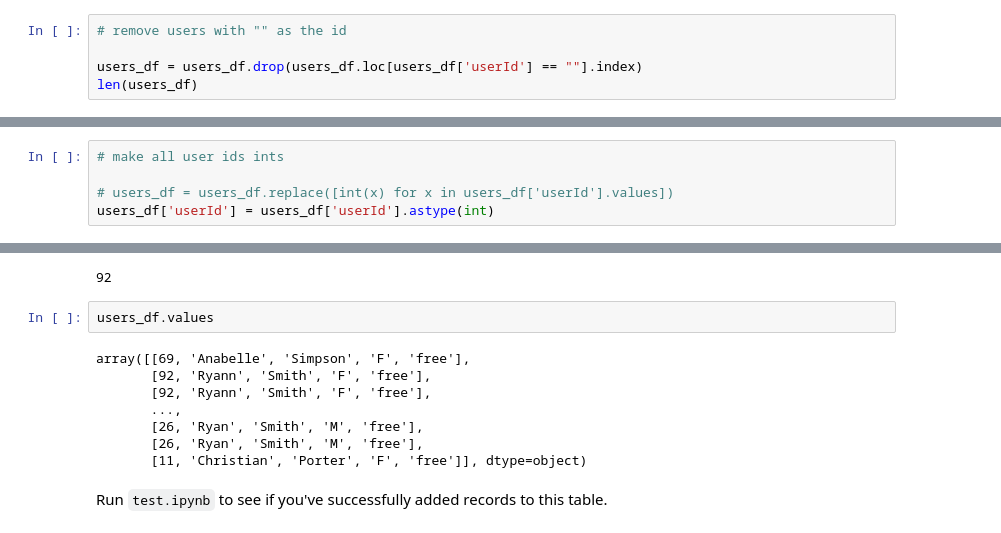
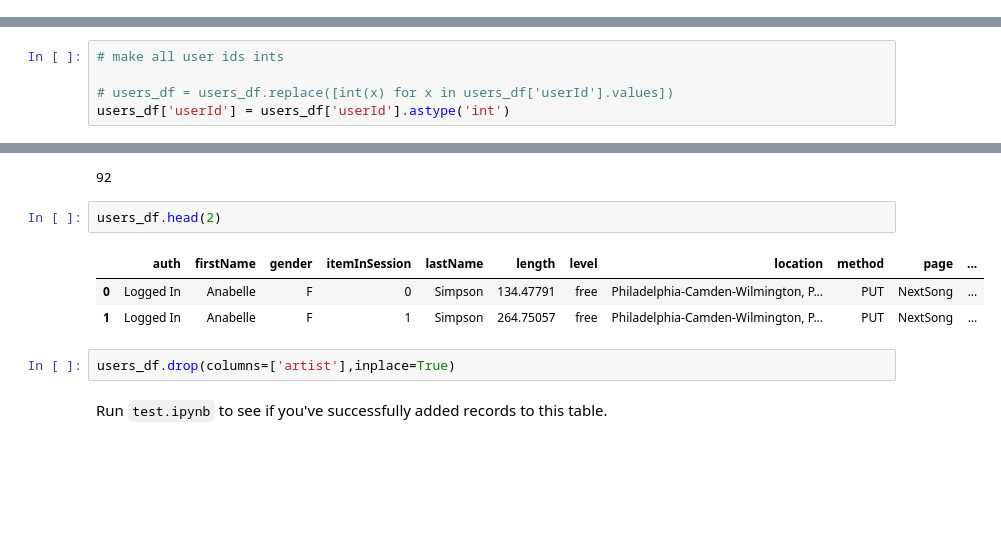
Before and after one commit to pseudogram/udacity-data-modeling-postgres, a Jupyter notebook: etl.ipynb, the cells around one changed output, grey strips where cells are left out. Drawn from its saved outputs; the diff is of its cells as text; blank space fills up the shorter version.

```diff
--- a/etl.ipynb
+++ b/etl.ipynb
@@ -432,8 +362,3 @@ users_df = df.loc[df['page'] == 'NextSong']
 len(users_df)
 # %% [output]
 6820
-# %%
-# remove users with "" as the id
-
-users_df = users_df.drop(users_df.loc[users_df['userId'] == ""].index)
-len(users_df)
@@ -445,4 +372,4 @@ artistId
 # make all user ids ints
 
 # users_df = users_df.replace([int(x) for x in users_df['userId'].values])
-users_df['userId'] = users_df['userId'].astype(int)
+users_df['userId'] = users_df['userId'].astype('int')
@@ -553,16 +474,14 @@ for i in tqdm(range(len(users_df))):
 print(count)
 # %% [output]
 92
-# %%
-users_df.values
-# %% [output]
-array([[69, 'Anabelle', 'Simpson', 'F', 'free'],
-       [92, 'Ryann', 'Smith', 'F', 'free'],
-       [92, 'Ryann', 'Smith', 'F', 'free'],
-       ...,
-       [26, 'Ryan', 'Smith', 'M', 'free'],
-       [26, 'Ryan', 'Smith', 'M', 'free'],
-       [11, 'Christian', 'Porter', 'F', 'free']], dtype=object)
+# %%
+users_df.head(2)
+# %% [output]
+|  | auth | firstName | gender | itemInSession | lastName | length | level | location | method | page | ... |
+| 0 | Logged In | Anabelle | F | 0 | Simpson | 134.47791 | free | Philadelphia-Camden-Wilmington, P... | PUT | NextSong | ... |
+| 1 | Logged In | Anabelle | F | 1 | Simpson | 264.75057 | free | Philadelphia-Camden-Wilmington, P... | PUT | NextSong | ... |
+# %%
+users_df.drop(columns=['artist'],inplace=True)
 # %% [markdown]
 Run `test.ipynb` to see if you've successfully added records to this table.
 # %% [markdown]
```
Also changed, not shown: parts of 21 cells of this notebook.
